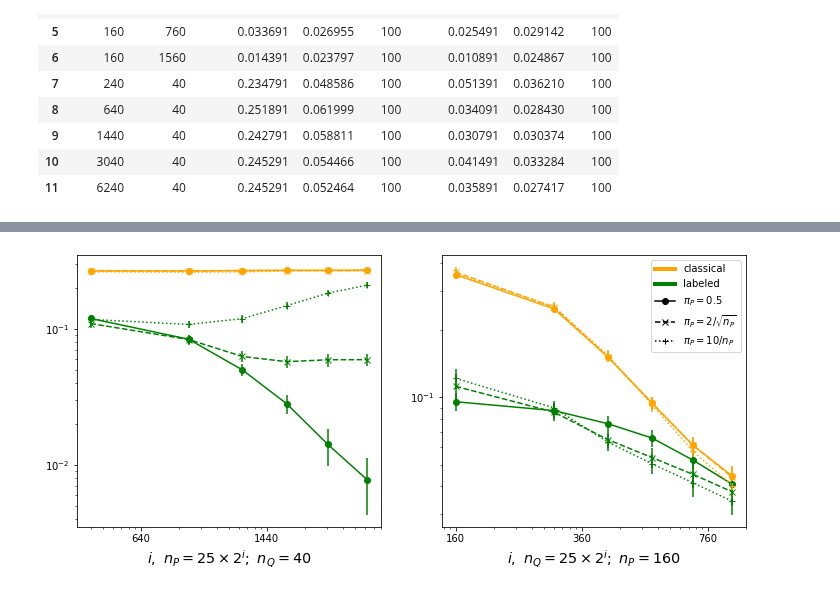
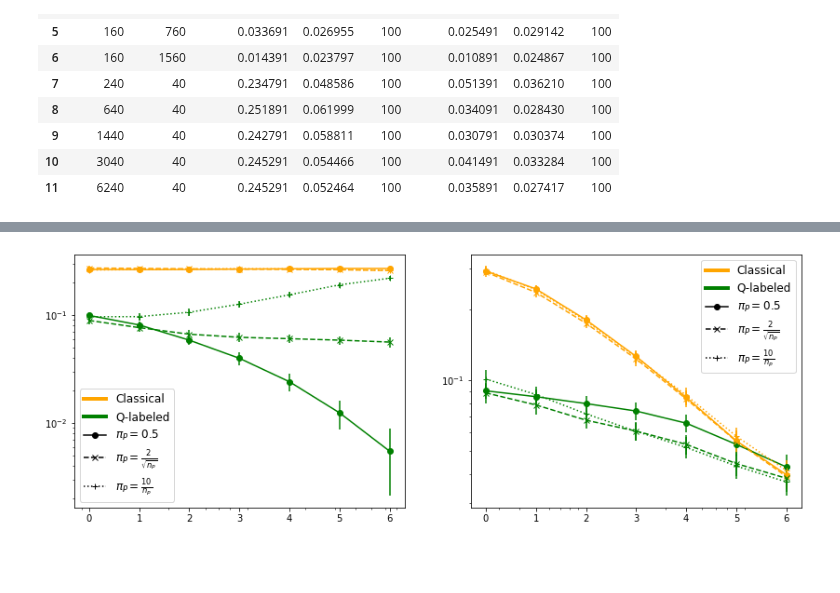
Before and after one commit to smaityumich/label-shift, a Jupyter notebook: plots.ipynb, the cells around one changed output, grey strips where cells are left out. Drawn from its saved outputs; the diff is of its cells as text; code cells hidden in the pictures; blank space fills up the shorter version.

```diff
--- a/plots.ipynb
+++ b/plots.ipynb
@@ -337,9 +337,9 @@ with open('res.txt', 'w') as f:
         f.writelines(str(d)+"\n")
 # %%
 import plot
-result = plot.save_panda('res', const = 0.039)
+result = plot.save_panda('res2', const = 0.039)
 
-result1, result2, result3 = result.loc[result['setup'] == 'const'], result.loc[result['setup'] == 'dec_sqrt'], result.loc[result['setup'] == 'dec_linear']
+result1, result2, result3 = result.loc[result['setup'] == 'const'], result.loc[result['setup'] == 'dec-sqrt'], result.loc[result['setup'] == 'dec-linear']
 res1, res2, res3 = result1.loc[result1['n_target'] == 40], result2.loc[result2['n_target'] == 40], result3.loc[result3['n_target'] == 40]
 labelP = [res1, res2, res3]
 print(res1)
@@ -369,7 +367,8 @@ result = plot.save_panda('res', const = 0.033, labeled= False)
 # %%
-result1, result2, result3 = result.loc[result['setup'] == 'const'], result.loc[result['setup'] == 'dec_sqrt'], result.loc[result['setup'] == 'dec_linear']
+result = plot.save_panda('res2', const = 0.033, labeled= False)
+result1, result2, result3 = result.loc[result['setup'] == 'const'], result.loc[result['setup'] == 'dec-sqrt'], result.loc[result['setup'] == 'dec-linear']
 res1, res2, res3 = result1.loc[result1['n_target'] == 100], result2.loc[result2['n_target'] == 100], result3.loc[result3['n_target'] == 100]
 unlabelP = [res1, res2, res3]
-print(res1)
+
 res1, res2, res3 = result1.loc[result1['n_source'] == 1000], result2.loc[result2['n_source'] == 1000], result3.loc[result3['n_source'] == 1000]
 unlabelQ = [res1, res2, res3]
@@ -400,40 +402,53 @@ results = [res1, res2, res3]
 lty = ['-', '--', ':']
 markers = ['o', 'x', '+']
 ns = ['n_source', 'n_target']
-n_latex = [[r'$i, \ n_P = 25 \times 2^i; \ n_Q = 40$', r'$i, \ n_Q =  25 \times 2^i; \ n_P = 160$'],\
-    [r'$i, \ n_P = 20 \times 2^i, \ n_Q = 100$', r'$i, \ n_Q = 10 \times 2^i, \ n_P = 1000$']]
+n_latex = [[r'$k, \ n_P = 25 \times 2^k; \ n_Q = 40$', r'$k, \ n_Q =  25 \times 2^k; \ n_P = 160$'],\
+    [r'$k, \ n_P = 20 \times 2^k; \ n_Q = 100$', r'$k, \ n_Q = 10 \times 2^k; \ n_P = 1000$']]
 text_latex = [['$n_Q = 40$', '$n_P = 160$'], ['$n_Q = 100$', '$n_P = 1000$']]
-xticks = [[list(range(7)), list(range(7))], [range(9), range(7)]]
+xticks = [[list(range(7)), list(range(7))], [list(range(9)), list(range(7))]]
 # %%
 estimator = [['classical', 'labeled'], ['lipton', 'oracle']]
+est_names = [['Classical', 'Q-labeled'], ['Lipton', 'Oracle']]
 cols = [['orange', 'green'], ['orange', 'green']]
+fname = ['labeled.pdf', 'unlabeled.pdf']
 
 custom_line = [Line2D([0], [0], color = 'orange', lw = 4), Line2D([0], [0], color = 'green', lw = 4)]
 l1, l2 = custom_line
 custom_subline = [Line2D([0], [0], color = 'black', linestyle='-', marker = 'o'),\
  Line2D([0], [0], color = 'black', linestyle='--', marker = 'x'), \
  Line2D([0], [0], color = 'black', linestyle=':', marker = '+')]
-fig, ax = plt.subplots(1, 2, figsize = (12, 5))
+fig, ax = plt.subplots(1, 2, figsize = (14, 5))
+i = 0
+
 for lP, lQ, uP, uQ, lt, mk in zip(labelP, labelQ, unlabelP, unlabelQ, lty, markers):
     resss = [[lP, lQ], [uP, uQ]]
+    ress = resss[i]
     #plt.plot(res['n_source'], gaussian_filter1d(res['classical-excess']['mean'], sigma = 1.5), 'r'+lt)
-    i, ress = 0, resss[0]
+
     for j, (res, n) in enumerate(zip(ress, ns)):
         for est, c in zip(estimator[i], cols[i]):
             ax[j].errorbar(res[n], gaussian_filter1d(res[est + '-excess']['mean']\
                     , sigma = 0.9),2 * gaussian_filter1d(res[est\
                          + '-excess']['std']/np.sqrt(res[est + '-excess']['count']),\
                       sigma = 0.5), color = c, ecolor=c, linestyle = lt, marker = mk)
             ax[j].set_yscale('log')
             ax[j].set_xscale('log')
-            ax[j].set_xlabel(n_latex[i][j], fontsize = 'x-large')
-            ax[j].set_xticklabels(res[n])
+            #ax[j].set_xlabel(n_latex[i][j], fontsize = 'x-large')
+            #ax[j].set_xticklabels(xticks[i][j])
+            #plot.multicolor_ylabel(ax[j], [n_latex[i][j], text_latex[i][j]], ['k', 'r'])
+        plt.sca(ax[j])
+        plt.xticks(res[n], xticks[i][j])
 
 
-    lines = custom_line + custom_subline#[l1] + [l2] + [(l1, s) for s in custom_subline] + [l2] + [(l2, s) for s in custom_subline]
+    lines = custom_line + custom_subline
     subclass = [r'$\pi_P = 0.5$', r'$\pi_P = \frac {2}{\sqrt{n_P}}$', r'$\pi_P = \frac{10}{n_P}$']
-    strs = estimator[i] + subclass#['classical'] + subclass + ['labeled'] + subclass
+    strs = est_names[i] + subclass
 
-    ax[1].legend(lines, strs)
+
+
+    ax[0].legend(lines, strs, fontsize = 'large', loc = 3)
+    ax[1].legend(lines, strs, fontsize = 'large', loc = 1)
+
+plt.savefig(fname[i])
 # %% [output]
-[figure, old version]
+[figure, new version]
```
Also changed, not shown: parts of 6 cells of this notebook, 9 other files.
